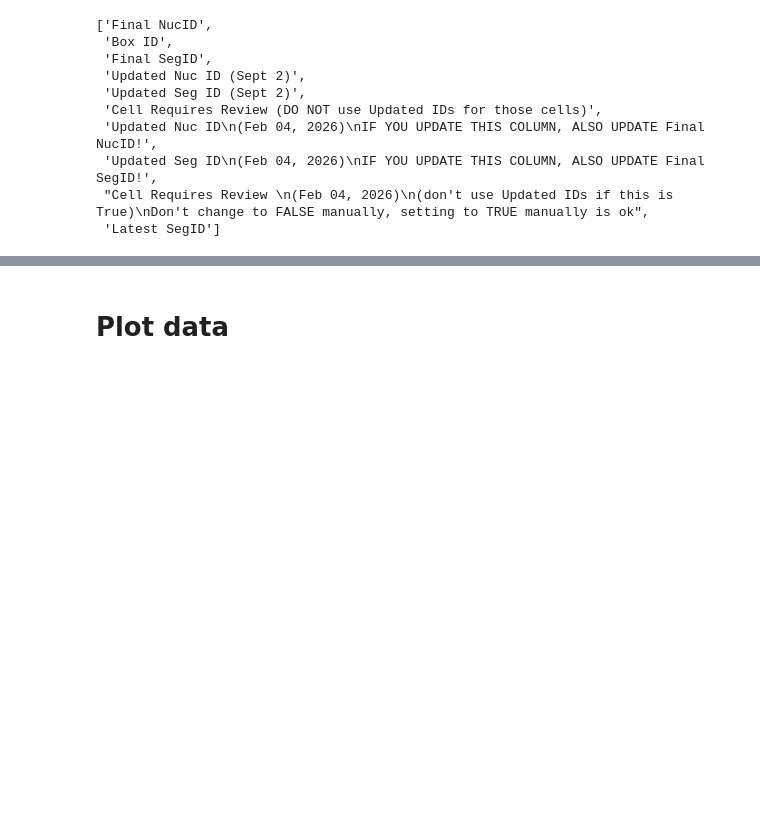
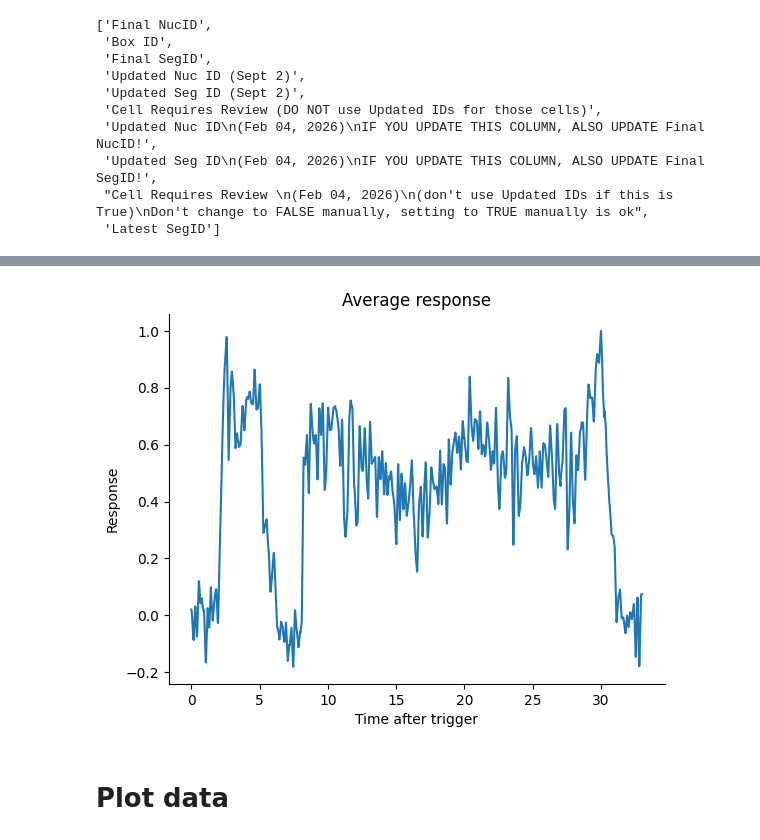
Before and after one commit to eyewire2/eyewire2-functional-analysis, a Jupyter notebook: notebooks/tutorial/plot_raw_data/plot_raw_data.ipynb, the cells around one changed output, grey strips where cells are left out. Saved outputs shown, nothing was run; the diff lists cells and outputs as text; code cells hidden in the pictures; blank space fills up the shorter version.

```diff
--- a/notebooks/tutorial/plot_raw_data/plot_raw_data.ipynb
+++ b/notebooks/tutorial/plot_raw_data/plot_raw_data.ipynb
@@ -48,3 +174,17 @@ df = data_loader.load_df_rois_morph(
+# %%
+average = df['chirp_average_norm'][0]
+# %%
+avg_dt = df['chirp_average_dt'][0]
+# %%
+time_avg = np.arange(0,stop=avg_dt*len(average),step=avg_dt)
+# %%
+plt.plot(time_avg,average)
+plt.title('Average response')
+plt.ylabel('Response')
+plt.xlabel('Time after trigger')
+sns.despine()
+# %% [output]
+[figure, added]
 # %% [markdown]
 # Plot data
 # %%
```
Also changed, not shown: parts of 18 cells of this notebook.
